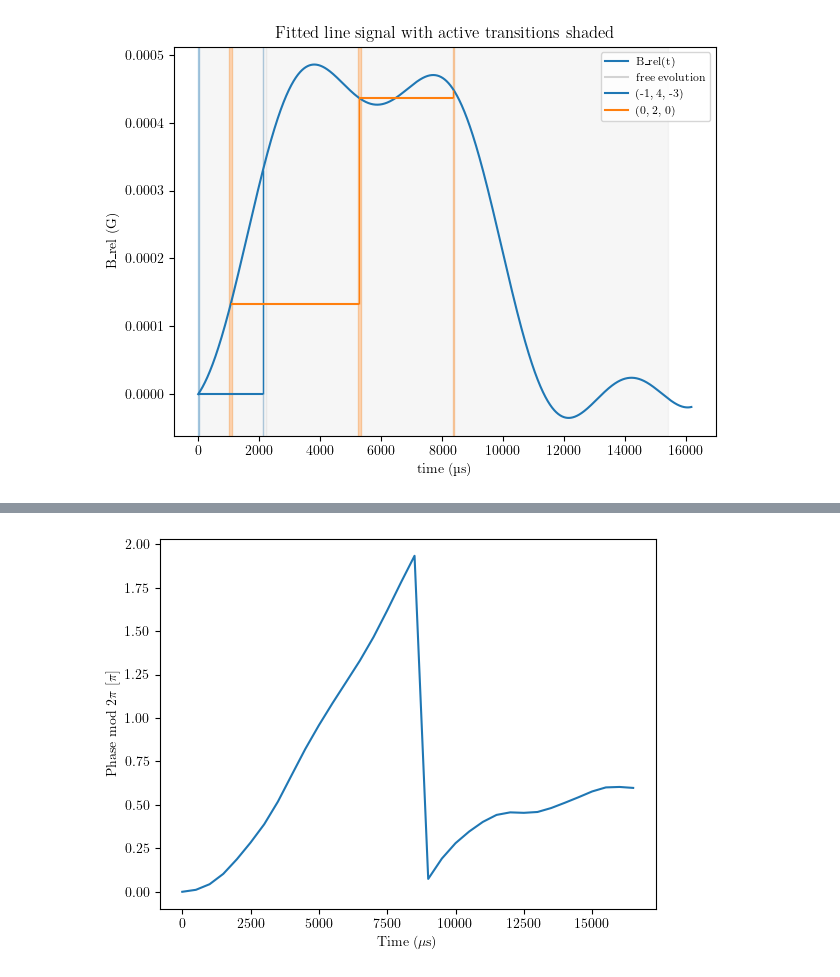
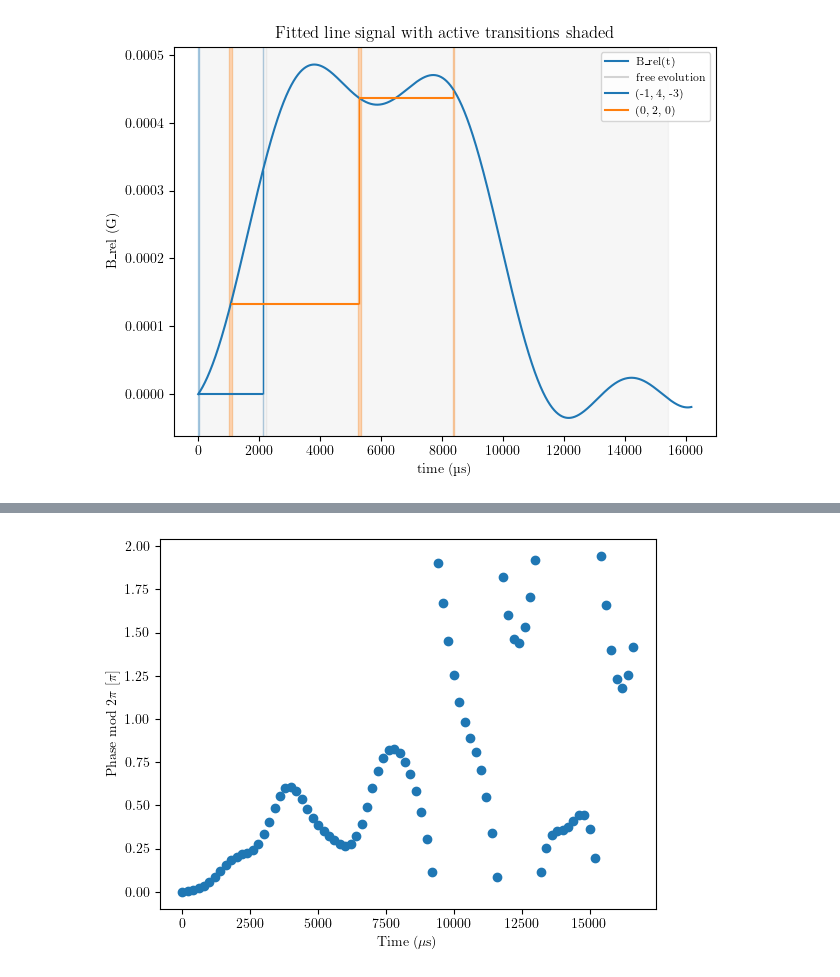
Before and after one commit to GauravTathed/PhD_python_scripts, a Jupyter notebook: LineSignal_charaterization/Line_signal_charaterization_with_qubitRamsey.ipynb, the cells around one changed output, grey strips where cells are left out. Drawn from its saved outputs; the diff is of its cells as text; code cells hidden in the pictures.

```diff
--- a/LineSignal_charaterization/Line_signal_charaterization_with_qubitRamsey.ipynb
+++ b/LineSignal_charaterization/Line_signal_charaterization_with_qubitRamsey.ipynb
@@ -1430,0 +1558,6 @@ Please see the 1.23 release notes for an example on how to do this.  If you wish
+# %%
+pulse_train = [[0,0,0], [-1,4,-3], [0,0,0], [-1,4,-3]]
+fractions = [(np.sin((4000/1e6)*(np.pi/2)))**2, 0.5, (np.sin((100/1e6)*(np.pi/2)))**2, 0.5]
+
+detuning_values = compute_detuning_and_phase_feedforward(pulse_train, fractions)
+print(detuning_values)
@@ -2149,8 +1987,8 @@ def plot_line_shading_and_phase(
 # %%
-pulse_train = [[0,4,-2], [0,0,0], [0,2,0], [0,0,0], [0,4,-2], [0,0,0],[0,2,0], [0,0,0], [0,4,-2], [0,0,0], [0,2,0]]*2
-fractions = [0.5,(np.sin((1000/1e6)*(np.pi/2)))**2, 1, (np.sin((3000/1e6)*(np.pi/2)))**2, 0.5, (np.sin((1000/1e6)*(np.pi/2)))**2, 1, (np.sin((3000/1e6)*(np.pi/2)))**2, 0.5, (np.sin((1000/1e6)*(np.pi/2)))**2, 1]*2
-pulse_train = [[-2,2,-1],  [0,0,0],  [-2,3,-2]]
-fractions = [1,(np.sin((5000/1e6)*(np.pi/2)))**2,1]
+pulse_train = [[0,4,-2], [0,2,0], [0,0,0], [0,4,-2],[0,2,0]]
+fractions = [0.5, 1, (np.sin((7000/1e6)*(np.pi/2)))**2, 0.5, 1]
+# pulse_train = [[-2,2,-1],  [0,0,0],  [-2,3,-2]]
+# fractions = [1,(np.sin((5000/1e6)*(np.pi/2)))**2,1]
 phases, fig = plot_line_shading_and_phase(pulse_train, fractions)
 print(phases)
 # %% [output]
@@ -2300,7 +2219,7 @@ def compute_phases_from_line_signal(
 # pulse_train = [[0,4,-2], [0,0,0], [0,2,0], [0,0,0], [0,4,-2], [0,0,0],[0,2,0], [0,0,0], [0,4,-2], [0,0,0], [0,2,0]]*2
 # fractions = [0.5,(np.sin((1000/1e6)*(np.pi/2)))**2, 1, (np.sin((3000/1e6)*(np.pi/2)))**2, 0.5, (np.sin((1000/1e6)*(np.pi/2)))**2, 1, (np.sin((3000/1e6)*(np.pi/2)))**2, 0.5, (np.sin((1000/1e6)*(np.pi/2)))**2, 1]*2
 pulse_train = [[-2,2,-1], [-2,3,-2], [0,0,0],  [-2,3,-2],[-2,2,-1]]
-fractions = [0.5,1,(np.sin((16000/1e6)*(np.pi/2)))**2,1,0.5]
+fractions = [0.5,1,(np.sin((2000/1e6)*(np.pi/2)))**2,1,0.5]
 print(compute_phases_from_line_signal(pulse_train, fractions))
 # phases, fig = plot_line_shading_and_phase(pulse_train, fractions)
 # %% [output]
@@ -2546,6 +2479,6 @@ print(compute_phases_from_line_signal(pulse_train, fractions))
 # %%
 accm_phase = []
-for i in np.arange(0, 16800, 500):
+for i in np.arange(0, 16800, 200):
     pulse_train = [[-2,2,-1], [-2,3,-2], [0,0,0],  [-2,3,-2],[-2,2,-1]]
     fractions = [0.5,1,(np.sin((i/1e6)*(np.pi/2)))**2,1,0.5]
     phases = compute_phases_from_line_signal(pulse_train, fractions)
@@ -2553,9 +2486,9 @@ for i in np.arange(0, 16800, 500):
 # %%
 phase_mod = np.mod(accm_phase, 2*np.pi)/np.pi
 
-plt.plot(np.arange(0, 16800, 500), phase_mod)
+plt.plot(np.arange(0, 16800, 200), phase_mod,'o')
 plt.xlabel("Time ($\mu$s)")
 plt.ylabel("Phase mod 2$\pi$ [$\pi$]")
 plt.show()
 # %% [output]
-[figure, old version]
+[figure, new version]
```
Also changed, not shown: parts of 12 cells of this notebook, 10 other files.
